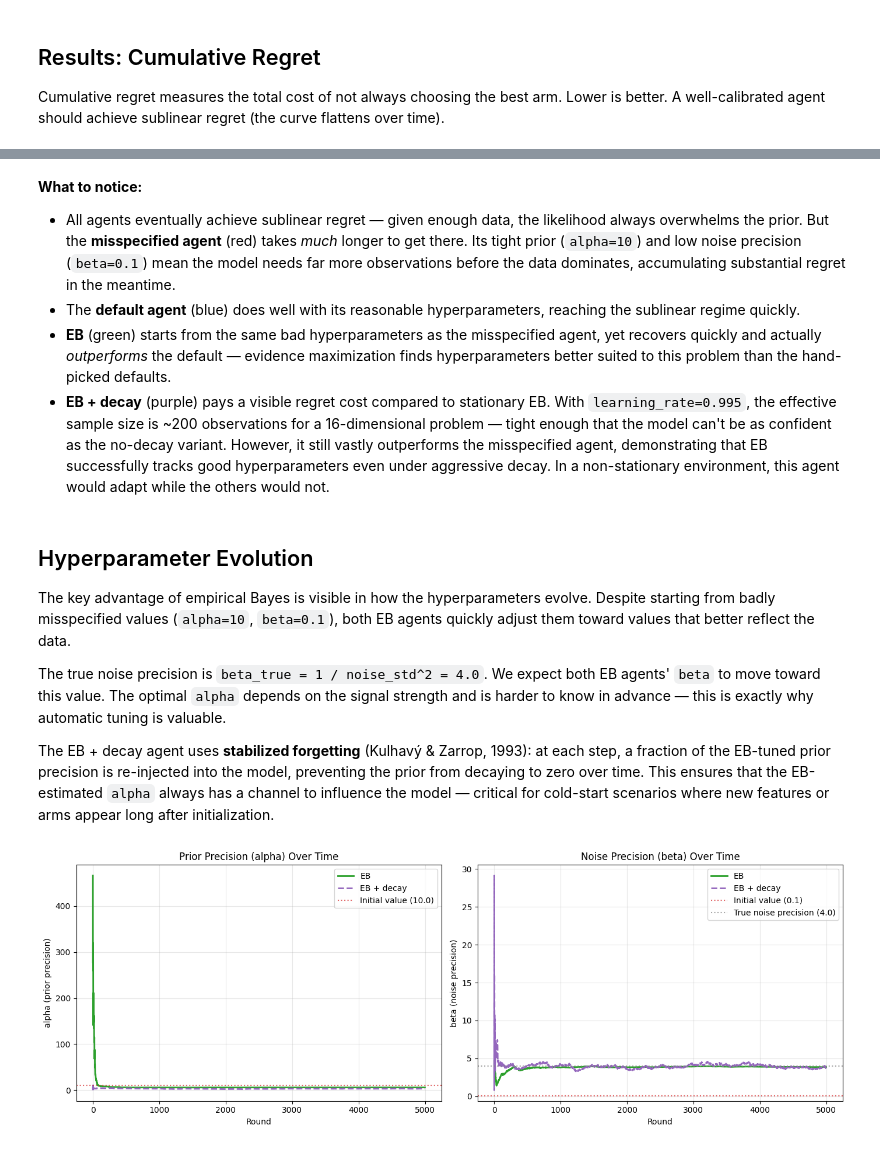
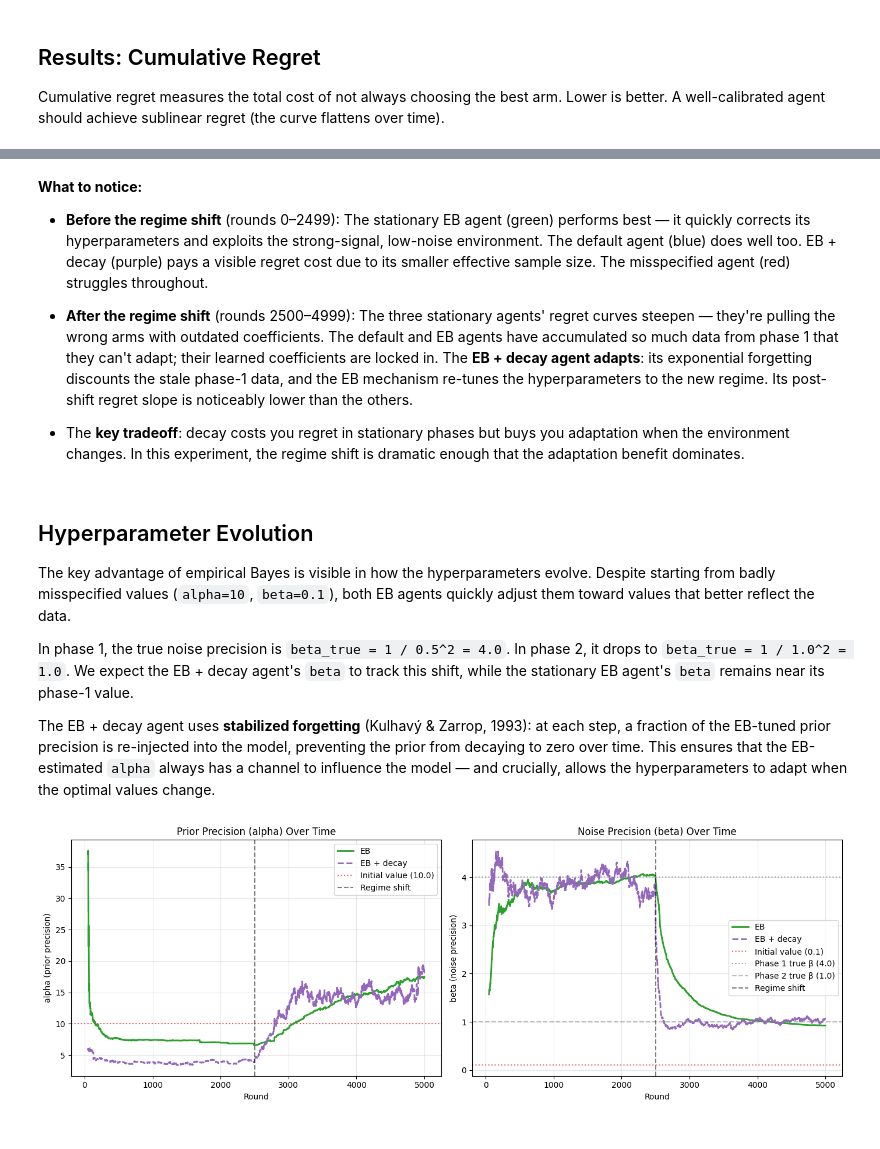
Before and after one commit to bayesianbandits/bayesianbandits, a Jupyter notebook: docs/notebooks/empirical-bayes.ipynb, the cells around one changed output, grey strips where cells are left out. Saved outputs shown, nothing was run; the diff lists cells and outputs as text; code cells hidden in the pictures.

Commit message:
add a regime change in the notebook to show the usefulness of EB with stabilized decay (#203)

```diff
--- a/docs/notebooks/empirical-bayes.ipynb
+++ b/docs/notebooks/empirical-bayes.ipynb
@@ -166,6 +182,11 @@ eb_decay_alpha_history = []
 eb_decay_beta_history = []
 
 for t in range(N_ROUNDS):
+    # Regime shift at the midpoint
+    if t == SHIFT_ROUND:
+        oracle.coefs = TRUE_COEFS_2
+        oracle.noise_std = TRUE_NOISE_STD_2
+
     context = contexts[[t]]  # shape (1, 4)
     oracle.set_context(contexts[t])
     optimal_rewards[t] = oracle.best_expected_reward()
@@ -256,50 +279,64 @@ Final cumulative regret:
 # %% [markdown]
 **What to notice:**
 
-- All agents eventually achieve sublinear regret — given enough data, the likelihood always overwhelms the prior. But the **misspecified agent** (red) takes *much* longer to get there. Its tight prior (`alpha=10`) and low noise precision (`beta=0.1`) mean the model needs far more observations before the data dominates, accumulating substantial regret in the meantime.
-- The **default agent** (blue) does well with its reasonable hyperparameters, reaching the sublinear regime quickly.
-- **EB** (green) starts from the same bad hyperparameters as the misspecified agent, yet recovers quickly and actually *outperforms* the default — evidence maximization finds hyperparameters better suited to this problem than the hand-picked defaults.
-- **EB + decay** (purple) pays a visible regret cost compared to stationary EB. With `learning_rate=0.995`, the effective sample size is ~200 observations for a 16-dimensional problem — tight enough that the model can't be as confident as the no-decay variant. However, it still vastly outperforms the misspecified agent, demonstrating that EB successfully tracks good hyperparameters even under aggressive decay. In a non-stationary environment, this agent would adapt while the others would not.
+- **Before the regime shift** (rounds 0–2499): The stationary EB agent (green) performs best — it quickly corrects its hyperparameters and exploits the strong-signal, low-noise environment. The default agent (blue) does well too. EB + decay (purple) pays a visible regret cost due to its smaller effective sample size. The misspecified agent (red) struggles throughout.
+
+- **After the regime shift** (rounds 2500–4999): The three stationary agents' regret curves steepen — they're pulling the wrong arms with outdated coefficients. The default and EB agents have accumulated so much data from phase 1 that they can't adapt; their learned coefficients are locked in. The **EB + decay agent adapts**: its exponential forgetting discounts the stale phase-1 data, and the EB mechanism re-tunes the hyperparameters to the new regime. Its post-shift regret slope is noticeably lower than the others.
+
+- The **key tradeoff**: decay costs you regret in stationary phases but buys you adaptation when the environment changes. In this experiment, the regime shift is dramatic enough that the adaptation benefit dominates.
 # %% [markdown]
 ## Hyperparameter Evolution
 
 The key advantage of empirical Bayes is visible in how the hyperparameters evolve. Despite starting from badly misspecified values (`alpha=10`, `beta=0.1`), both EB agents quickly adjust them toward values that better reflect the data.
 
-The true noise precision is `beta_true = 1 / noise_std^2 = 4.0`. We expect both EB agents' `beta` to move toward this value. The optimal `alpha` depends on the signal strength and is harder to know in advance — this is exactly why automatic tuning is valuable.
+In phase 1, the true noise precision is `beta_true = 1 / 0.5^2 = 4.0`. In phase 2, it drops to `beta_true = 1 / 1.0^2 = 1.0`. We expect the EB + decay agent's `beta` to track this shift, while the stationary EB agent's `beta` remains near its phase-1 value.
 
-The EB + decay agent uses **stabilized forgetting** (Kulhavý & Zarrop, 1993): at each step, a fraction of the EB-tuned prior precision is re-injected into the model, preventing the prior from decaying to zero over time. This ensures that the EB-estimated `alpha` always has a channel to influence the model — critical for cold-start scenarios where new features or arms appear long after initialization.
+The EB + decay agent uses **stabilized forgetting** (Kulhavý & Zarrop, 1993): at each step, a fraction of the EB-tuned prior precision is re-injected into the model, preventing the prior from decaying to zero over time. This ensures that the EB-estimated `alpha` always has a channel to influence the model — and crucially, allows the hyperparameters to adapt when the optimal values change.
 # %%
 fig, (ax1, ax2) = plt.subplots(1, 2, figsize=(14, 5))
 
-ax1.plot(eb_alpha_history, linewidth=2, color="C2", label="EB")
-ax1.plot(eb_decay_alpha_history, linewidth=2, color="C4", linestyle="--", label="EB + decay")
+# Skip the first few rounds where alpha is wildly unstable (insufficient data)
+SKIP = 50
+
+ax1.plot(range(SKIP, N_ROUNDS), eb_alpha_history[SKIP:], linewidth=2, color="C2", label="EB")
+ax1.plot(range(SKIP, N_ROUNDS), eb_decay_alpha_history[SKIP:], linewidth=2, color="C4", linestyle="--", label="EB + decay")
 ax1.axhline(y=10.0, color="C3", linestyle=":", alpha=0.7, label="Initial value (10.0)")
+ax1.axvline(x=SHIFT_ROUND, color="black", linestyle="--", alpha=0.5, label="Regime shift")
 ax1.set_xlabel("Round")
 ax1.set_ylabel("alpha (prior precision)")
 ax1.set_title("Prior Precision (alpha) Over Time")
 ax1.legend()
 ax1.grid(True, alpha=0.3)
 
-ax2.plot(eb_beta_history, linewidth=2, color="C2", label="EB")
-ax2.plot(eb_decay_beta_history, linewidth=2, color="C4", linestyle="--", label="EB + decay")
+ax2.plot(range(SKIP, N_ROUNDS), eb_beta_history[SKIP:], linewidth=2, color="C2", label="EB")
+ax2.plot(range(SKIP, N_ROUNDS), eb_decay_beta_history[SKIP:], linewidth=2, color="C4", linestyle="--", label="EB + decay")
 ax2.axhline(y=0.1, color="C3", linestyle=":", alpha=0.7, label="Initial value (0.1)")
+# Show true noise precision for both phases
 ax2.axhline(
-    y=1.0 / TRUE_NOISE_STD**2,
+    y=1.0 / TRUE_NOISE_STD_1**2,
     color="gray",
     linestyle=":",
     alpha=0.7,
-    label=f"True noise precision ({1.0 / TRUE_NOISE_STD**2:.1f})",
+    label=f"Phase 1 true β ({1.0 / TRUE_NOISE_STD_1**2:.1f})",
 )
+ax2.axhline(
+    y=1.0 / TRUE_NOISE_STD_2**2,
+    color="gray",
+    linestyle="--",
+    alpha=0.5,
+    label=f"Phase 2 true β ({1.0 / TRUE_NOISE_STD_2**2:.1f})",
+)
+ax2.axvline(x=SHIFT_ROUND, color="black", linestyle="--", alpha=0.5, label="Regime shift")
 ax2.set_xlabel("Round")
 ax2.set_ylabel("beta (noise precision)")
 ax2.set_title("Noise Precision (beta) Over Time")
 ax2.legend()
 ax2.grid(True, alpha=0.3)
 
 plt.tight_layout()
 plt.show()
 # %% [output]
-[figure, old version]
+[figure, new version]
 # %% [markdown]
 **What to notice:**
 
```
Also changed, not shown: parts of 8 cells of this notebook.
